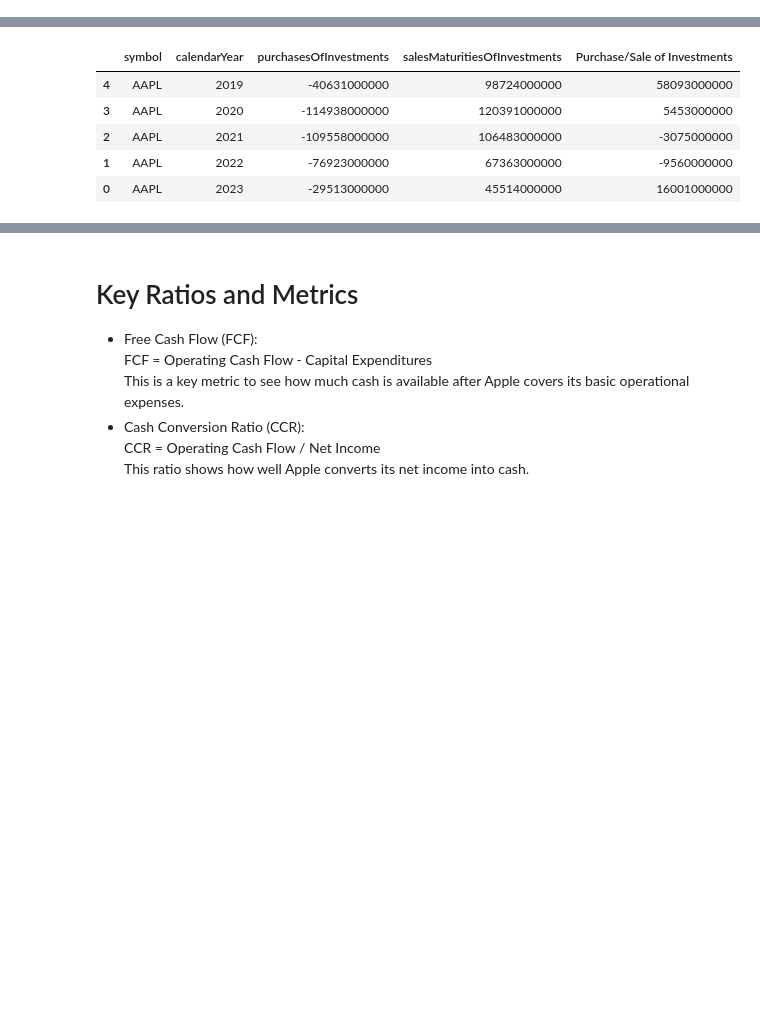
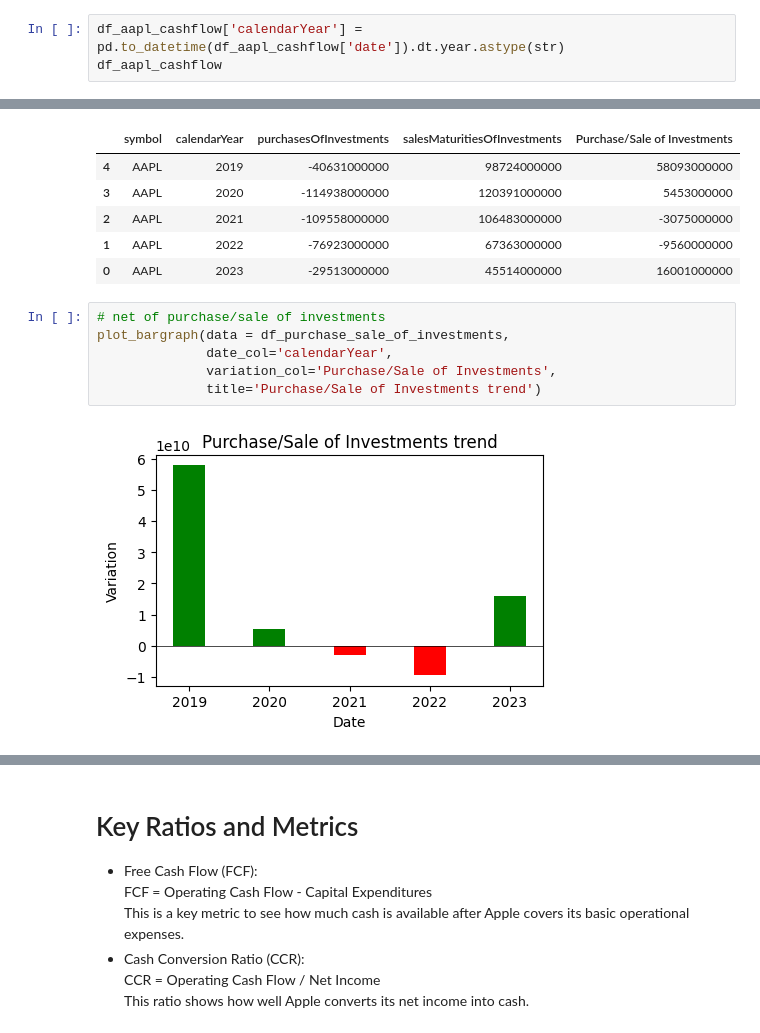
Before and after one commit to chiseanchang0727/financial-report-crawler, a Jupyter notebook: test_region/cashflow_analyzie.ipynb, the cells around one changed output, grey strips where cells are left out. Saved outputs shown, nothing was run; the diff lists cells and outputs as text; blank space fills up the shorter version.

```diff
--- a/test_region/cashflow_analyzie.ipynb
+++ b/test_region/cashflow_analyzie.ipynb
@@ -49,0 +41,3 @@ df_aapl_cashflow
+# %%
+df_aapl_cashflow['calendarYear'] = pd.to_datetime(df_aapl_cashflow['date']).dt.year.astype(str)
+df_aapl_cashflow
@@ -359,3 +350,11 @@ df_purchase_sale_of_investments
 | 2 | AAPL | 2021 | -109558000000 | 106483000000 | -3075000000 |
 | 1 | AAPL | 2022 | -76923000000 | 67363000000 | -9560000000 |
 | 0 | AAPL | 2023 | -29513000000 | 45514000000 | 16001000000 |
+# %%
+# net of purchase/sale of investments
+plot_bargraph(data = df_purchase_sale_of_investments,
+              date_col='calendarYear',
+              variation_col='Purchase/Sale of Investments',
+              title='Purchase/Sale of Investments trend')
+# %% [output]
+[figure, added]
```
Also changed, not shown: parts of 18 cells of this notebook.
